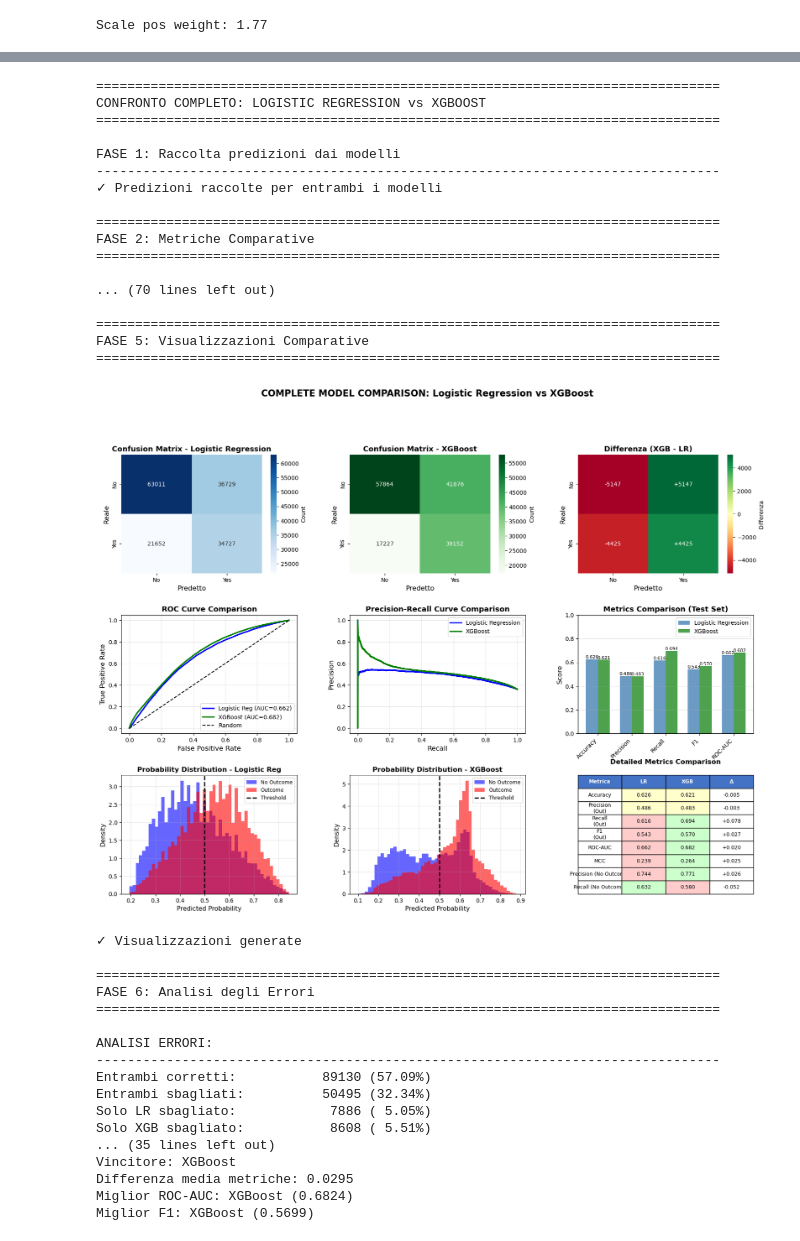
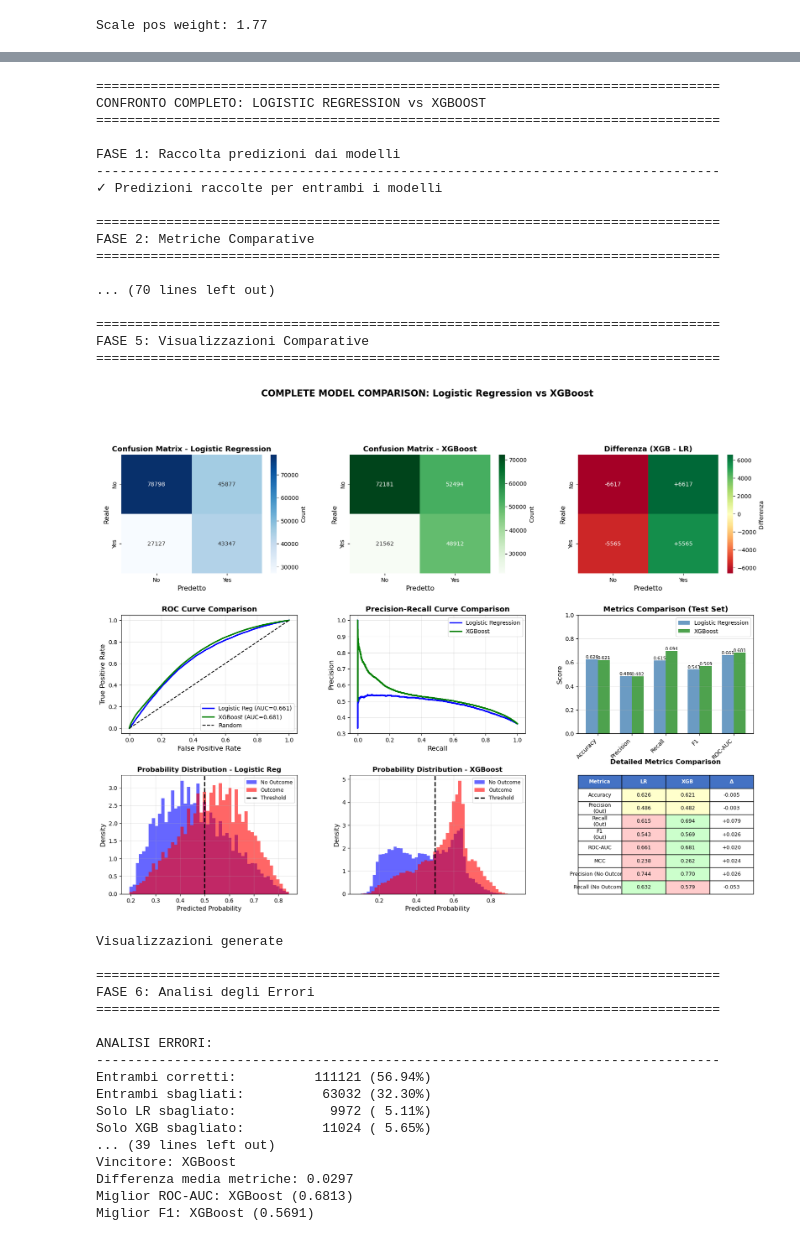
Before and after one commit to miriamsonaglia/Heart-Attack-Prediction-Model, a Jupyter notebook: DataIntensive.ipynb, the cells around one changed output, grey strips where cells are left out. Cells and saved outputs as stored; diff of their text form; code cells hidden in the pictures.

Commit message:
XGBOOST Reduced

```diff
--- a/DataIntensive.ipynb
+++ b/DataIntensive.ipynb
@@ -992,11 +952,11 @@ xgb_preprocessor = ColumnTransformer(
 
 # Split con validation set per early stopping
 X_temp, X_test, y_temp, y_test = train_test_split(
-    X, y, test_size=0.20, stratify=y, random_state=42
+    X, y, test_size=0.25, stratify=y, random_state=42
 )
 
 X_train, X_val, y_train, y_val = train_test_split(
-    X_temp, y_temp, test_size=0.20, stratify=y_temp, random_state=42
+    X_temp, y_temp, test_size=0.25, stratify=y_temp, random_state=42
 )
 
 print(f"Training set: {X_train.shape[0]} samples")
@@ -1043,35 +1003,34 @@ Scale pos weight: 1.77
 print("FASE 3: Grid Search Leggero")
 print("-"*70)
 
-# VERSIONE LIGHT: 24 combinazioni invece di 144
 param_grid_xgb_light = {
-    'classifier__n_estimators': [200, 300],  # 2 valori invece di 3
-    'classifier__max_depth': [4, 6],  # 2 valori invece di 4
-    'classifier__learning_rate': [0.05, 0.1],  # 2 valori invece di 3
-    'classifier__min_child_weight': [1, 3],  # mantieni
-    'classifier__subsample': [0.8],  # fisso
-    'classifier__colsample_bytree': [0.8],  # fisso
-    'classifier__gamma': [0],  # fisso a 0 per velocità
+    'classifier__n_estimators': [200, 300],
+    'classifier__max_depth': [4, 6],
+    'classifier__learning_rate': [0.05, 0.1],
+    'classifier__min_child_weight': [1, 3],
+    'classifier__subsample': [0.8],
+    'classifier__colsample_bytree': [0.8],
+    'classifier__gamma': [0],
 }
 
 # Calcolo combinazioni
-n_combinations = (2 * 2 * 2 * 2 * 1 * 1 * 1)  # = 16
-n_folds = 3  # riduco a 3 per velocità
+n_combinations = (2 * 2 * 2 * 2 * 1 * 1 * 1)
+n_folds = 5
 total_fits = n_combinations * n_folds
 
 print(f"Configurazione Grid Search:")
-print(f"  - Combinazioni parametri: {n_combinations}")
-print(f"  - Cross-validation folds: {n_folds}")
-print(f"  - Totale modelli da addestrare: {total_fits}")
-print(f"  - Tempo stimato: ~3-5 minuti\n")
+print(f"- Combinazioni parametri: {n_combinations}")
+print(f"- Cross-validation folds: {n_folds}")
+print(f"- Totale modelli da addestrare: {total_fits}")
+print(f"- Tempo stimato: ~3-5 minuti\n")
 
 grid_xgb = GridSearchCV(
     xgb_pipeline,
     param_grid_xgb_light,
-    cv=3,  # 3 invece di 5 (più veloce)
+    cv=5,
     scoring='f1',
     n_jobs=-1,
-    verbose=2,  # più verboso per monitorare progresso
+    verbose=2,  # più verboso per monitorare progresso  (CERCA MOTIVO !!!!!!!!!!!!)
     return_train_score=True
 )
 
@@ -1356,7 +1315,7 @@ print("="*70)
 print("FASE 7: Analisi Threshold Ottimale")
 print("="*70 + "\n")
 
-thresholds = [0.3, 0.4, 0.5, 0.6, 0.7]
+thresholds = [0.3, 0.4, 0.5, 0.6, 0.7, 0.75, 0.8]
 print(f"{'Threshold':<12} {'Precision':<12} {'Recall':<12} {'F1':<12} {'Support':<12}")
 print("-"*60)
 
@@ -1366,9 +1325,9 @@ for thresh in thresholds:
     rec = recall_score(y_test, y_pred_thresh)
     f1 = f1_score(y_test, y_pred_thresh)
     support = np.sum(y_pred_thresh)
-    print(f"{thresh:<12.1f} {prec:<12.3f} {rec:<12.3f} {f1:<12.3f} {support:<12}")
+    print(f"{thresh:<12.2f} {prec:<12.3f} {rec:<12.3f} {f1:<12.3f} {support:<12}")
 
-print("\n Abbassare il threshold per aumentare recall (trovare più casi positivi)")
+print("\nAbbassare il threshold per aumentare recall (trovare più casi positivi)")
 print("Alzare il threshold per aumentare precision (essere più sicuri)\n")
 # %% [output]
 ======================================================================
@@ -1752,7 +1713,7 @@ print("="*80)
 print("FASE 7: Analisi Threshold per Entrambi i Modelli")
 print("="*80 + "\n")
 
-thresholds = [0.3, 0.4, 0.5, 0.6, 0.7]
+thresholds = [0.3, 0.4, 0.5, 0.6, 0.7, 0.75, 0.8]
 
 print("LOGISTIC REGRESSION:")
 print("-"*80)
@@ -1781,35 +1742,35 @@ for thresh in thresholds:
 print()
 
 
 print("\n" + "="*80)
 print("RISULTATI CONFRONTO:")
 print("="*80)
 print(f"\nVincitore: {overall_winner}")
 print(f"Differenza media metriche: {comparison_df['Δ (Test)'].abs().mean():.4f}")
 print(f"Miglior ROC-AUC: {'XGBoost' if metrics_test_xgb['ROC-AUC'] > metrics_test_lr['ROC-AUC'] else 'Logistic Regression'} "
       f"({max(metrics_test_xgb['ROC-AUC'], metrics_test_lr['ROC-AUC']):.4f})")
 print(f"Miglior F1: {'XGBoost' if metrics_test_xgb['F1 (Outcome)'] > metrics_test_lr['F1 (Outcome)'] else 'Logistic Regression'} "
       f"({max(metrics_test_xgb['F1 (Outcome)'], metrics_test_lr['F1 (Outcome)']):.4f})")
 # %% [output]
 ================================================================================
 CONFRONTO COMPLETO: LOGISTIC REGRESSION vs XGBOOST
 ================================================================================
 
 FASE 1: Raccolta predizioni dai modelli
 --------------------------------------------------------------------------------
 ✓ Predizioni raccolte per entrambi i modelli
 
 ================================================================================
 FASE 2: Metriche Comparative
 ================================================================================
 
 ... (70 lines left out)
 
 ================================================================================
 FASE 5: Visualizzazioni Comparative
 ================================================================================
-[figure, old version]
+[figure, new version]
-✓ Visualizzazioni generate
+Visualizzazioni generate
 
 ================================================================================
 FASE 6: Analisi degli Errori
@@ -1817,12 +1778,12 @@ FASE 6: Analisi degli Errori
 
 ANALISI ERRORI:
 --------------------------------------------------------------------------------
-Entrambi corretti:           89130 (57.09%)
-Entrambi sbagliati:          50495 (32.34%)
-Solo LR sbagliato:            7886 ( 5.05%)
-Solo XGB sbagliato:           8608 ( 5.51%)
-... (35 lines left out)
+Entrambi corretti:          111121 (56.94%)
+Entrambi sbagliati:          63032 (32.30%)
+Solo LR sbagliato:            9972 ( 5.11%)
+Solo XGB sbagliato:          11024 ( 5.65%)
+... (39 lines left out)
 Vincitore: XGBoost
-Differenza media metriche: 0.0295
-Miglior ROC-AUC: XGBoost (0.6824)
-Miglior F1: XGBoost (0.5699)
+Differenza media metriche: 0.0297
+Miglior ROC-AUC: XGBoost (0.6813)
+Miglior F1: XGBoost (0.5691)
```
Also changed, not shown: parts of 29 cells of this notebook.
